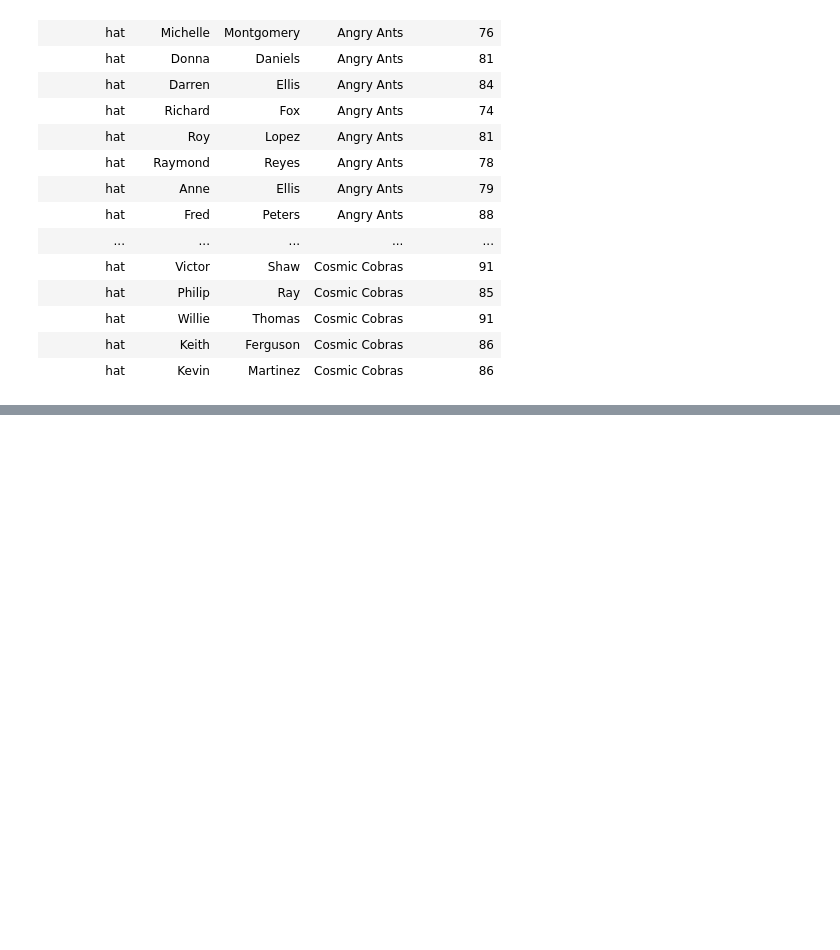
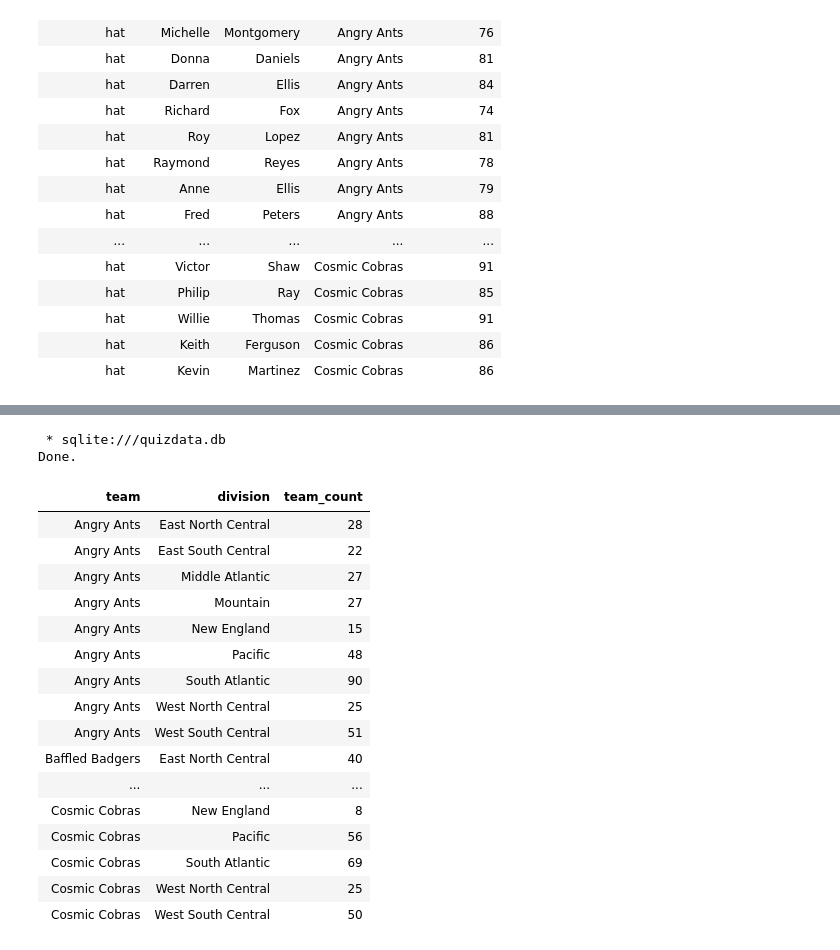
Before and after one commit to Inventrohyder/learningsql-2875059, a Jupyter notebook: SQLite/queries.ipynb, the cells around one changed output, grey strips where cells are left out. Drawn from its saved outputs; the diff is of its cells as text; code cells hidden in the pictures; blank space fills up the shorter version.

Commit message:
✅ challenge: explore joins

```diff
--- a/SQLite/queries.ipynb
+++ b/SQLite/queries.ipynb
@@ -48,0 +202,33 @@ Done.
+# %%
+%%sql
+
+/*
+ * Create a summary of how many hats need to be shipped to each state
+ * Create a summary showing how many members of each team are in each
+    geographic division
+*/
+
+SELECT p.team, s.division, COUNT(p.team) team_count
+FROM people p
+JOIN states s ON p.state_code = s.state_abbrev
+GROUP BY p.team, s.division;
+# %% [output]
+ * sqlite:///quizdata.db
+Done.
+| team | division | team_count |
+| Angry Ants | East North Central | 28 |
+| Angry Ants | East South Central | 22 |
+| Angry Ants | Middle Atlantic | 27 |
+| Angry Ants | Mountain | 27 |
+| Angry Ants | New England | 15 |
+| Angry Ants | Pacific | 48 |
+| Angry Ants | South Atlantic | 90 |
+| Angry Ants | West North Central | 25 |
+| Angry Ants | West South Central | 51 |
+| Baffled Badgers | East North Central | 40 |
+| ... | ... | ... |
+| Cosmic Cobras | New England | 8 |
+| Cosmic Cobras | Pacific | 56 |
+| Cosmic Cobras | South Atlantic | 69 |
+| Cosmic Cobras | West North Central | 25 |
+| Cosmic Cobras | West South Central | 50 |
```
Also changed, not shown: parts of 6 cells of this notebook.
